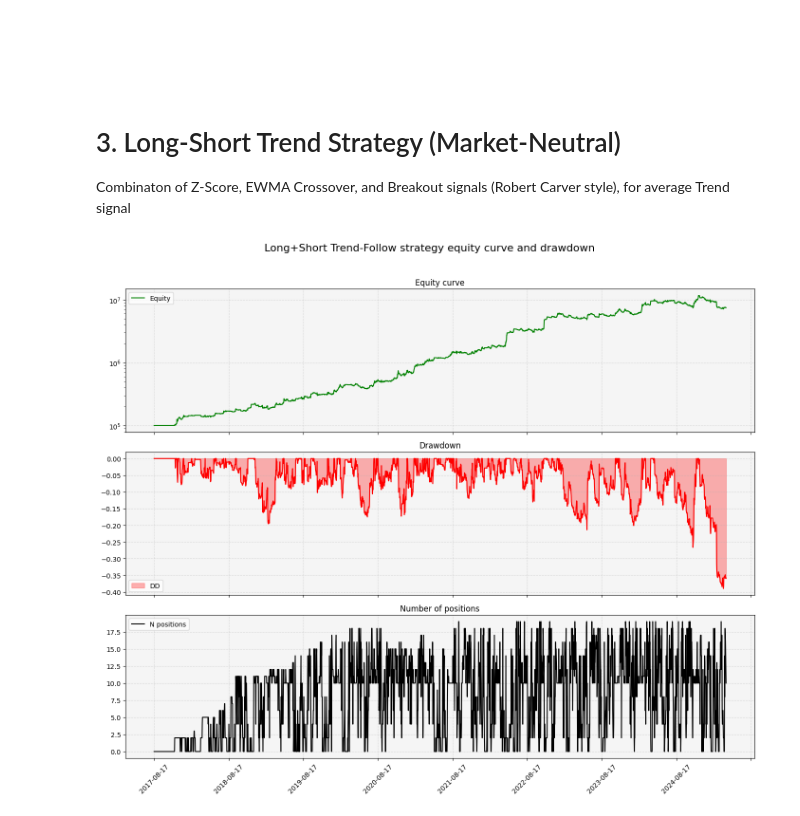
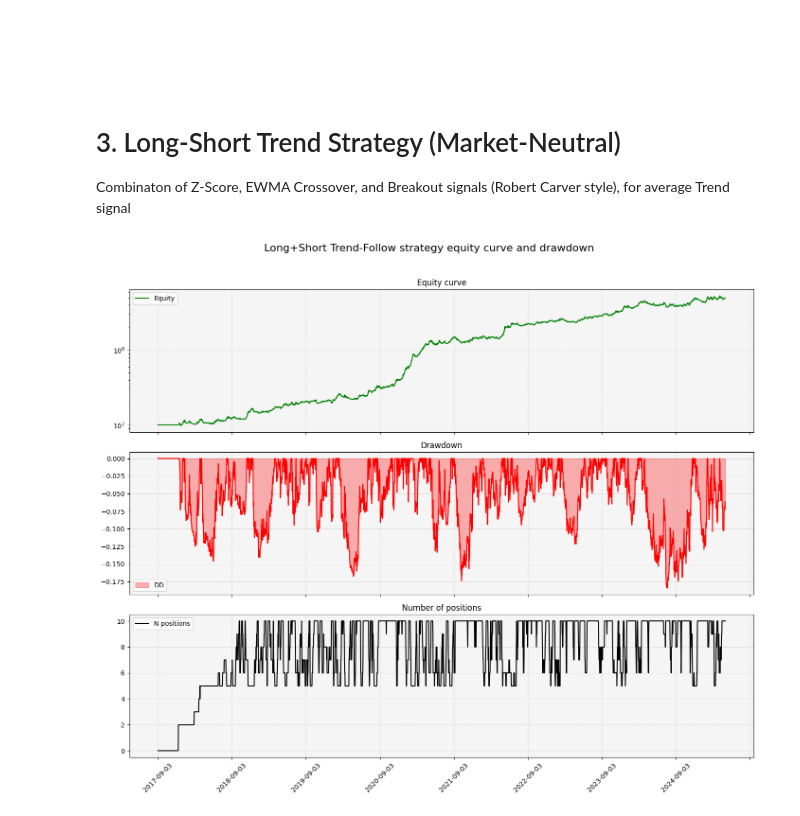
Before and after one commit to nicolasdd1996/crypto-trend-follow, a Jupyter notebook: notebooks/crypto_trend.ipynb, the cells around one changed output. Saved outputs shown, nothing was run; the diff lists cells and outputs as text; code cells hidden in the pictures.

```diff
--- a/notebooks/crypto_trend.ipynb
+++ b/notebooks/crypto_trend.ipynb
@@ -679,16 +690,12 @@ for coin in tqdm(coins):
 # %%
 # ----------------------------------------------------------------
 data_copy = data.copy()
-
-# Weekly rebalance
-data_copy = data_copy.iloc[::1]
-data_copy.index = range(len(data_copy))
 
 # Portfolio target volatility
 target_vol = 0.5
 
 fee = 0.05 # Hyperliquid Taker fee
-slippage = 0.1
+slippage = 0.01
 
 # ------------------------------------------
 for coin in coins:
@@ -699,65 +706,74 @@ for coin in coins:
 
     data_copy.loc[mask_1 | mask_2, f'{coin}_trend'] = 0
 
+    data_copy[f'{coin}_target_position'] = 0
+
 # ------------------------------------------
-# Calculation of weekly returns
-equity = [1e5] # Initial equity of 10k$
-total_positions =  [0]
-prev_long_coins, prev_short_coins = [], []
-for i, row in data_copy.iterrows():
+# Calculation of daily target positions
+total_positions = [0]
+for i, row in tqdm(data_copy.iterrows(), total=len(data_copy)):
     if i >= len(data_copy)-1:
         break
 
     # Top 20 coins by market cap
     top20_coins = [coin for coin in coins if row[coin] == 1]
 
-    # Long signals, when Trend > 0
+    # Long signals, if Trend > 0
     long_signals = {coin: row[f'{coin}_trend'] for coin in top20_coins if row[f'{coin}_trend'] > 0}
-    # Short signals, when Trend < 0
+    # Short signals, if Trend < 0
     short_signals = {coin: row[f'{coin}_trend'] for coin in top20_coins if row[f'{coin}_trend'] < 0}
 
-    # Sort coins for Long positions, take best 3
-    long_coins = sorted(long_signals.items(), key=lambda x: x[1], reverse=True)[:10]
-    # Sort coins for Short positions, take worst 3
-    short_coins = sorted(short_signals.items(), key=lambda x: x[1], reverse=False)[:len(long_coins)]
-
+    # Sort coins for Long and Short positions, take best 5
+    n = 5
+    long_coins = sorted(long_signals.items(), key=lambda x: x[1], reverse=True)[:n]
+    short_coins = sorted(short_signals.items(), key=lambda x: x[1], reverse=False)[:n]
     long_coins, short_coins = [coin[0] for coin in long_coins], [coin[0] for coin in short_coins]
 
-    # Calculate strategy 1-week return
-    dollar_profit = 0
+    # Target positions based on signal
     for coin in long_coins:
-        if pd.isna(data_copy.loc[i+1, f'{coin}_close']):
-            continue
-        dollar_position = equity[-1] * target_vol / row[f'{coin}_rv'] / len(long_coins) * row[f'{coin}_trend']
-        total_fee = fee + slippage if coin not in prev_long_coins else 0
-        buy_price = data_copy.loc[i, f'{coin}_close'] * (1 + total_fee/100)
-        sell_price = data_copy.loc[i+1, f'{coin}_close'] * (1 - total_fee/100)
-        dollar_profit += ((sell_price - buy_price) / buy_price) * dollar_position
+        target_position = target_vol / row[f'{coin}_rv'] / len(long_coins) * row[f'{coin}_trend']
+        data_copy.loc[i, f'{coin}_target_position'] = target_position
+    for coin in short_coins:
+        target_position = target_vol / row[f'{coin}_rv'] / len(short_coins) * row[f'{coin}_trend']
+        data_copy.loc[i, f'{coin}_target_position'] = target_position
 
-    for coin in short_coins:
-        if pd.isna(data_copy.loc[i+1, f'{coin}_close']):
-            continue
-        # Short position, so Buy today and Sell tomorrow
-        dollar_position = equity[-1] * target_vol / row[f'{coin}_rv'] / len(short_coins) * abs(row[f'{coin}_trend'])
-        total_fee = fee + slippage if coin not in prev_short_coins else 0
-        sell_price = data_copy.loc[i, f'{coin}_close'] * (1 - total_fee/100)
-        buy_price = data_copy.loc[i+1, f'{coin}_close'] * (1 + total_fee/100)
-        dollar_profit += ((sell_price - buy_price) / sell_price) * dollar_position
+    total_positions.append(len(long_coins) + len(short_coins))
 
-    if pd.isna(dollar_profit):
-        dollar_profit = 0
+# ------------------------------------------
+# Some risk management
+# Max directional risk
+max_directional_risk = 0.3
+data_copy['total_risk'] = data_copy[[f'{coin}_target_position' for coin in coins]].sum(axis=1)
+for coin in coins:
+    data_copy[f'{coin}_target_position'] *= (max_directional_risk / np.abs(data_copy['total_risk'])).clip(0,1)
 
-    # print(short_coins, long_coins)
-    equity.append(equity[-1] + dollar_profit)
-    total_positions.append(len(long_coins) + len(short_coins))
-    prev_long_coins, prev_short_coins = long_coins.copy(), short_coins.copy()
+# Max risk on single asset
+max_single_risk = 0.3
+for coin in coins:
+    data_copy[f'{coin}_target_position'] = data_copy[f'{coin}_target_position'].clip(-max_single_risk,max_single_risk)
+
+# ------------------------------------------
+# Portfolio backtest with vectorbt
+price = data_copy[[f'{coin}_close' for coin in coins]]
+target_position = data_copy[[f'{coin}_target_position' for coin in coins]]
+target_position = target_position.ffill().fillna(0)
+
+pf = vbt.Portfolio.from_orders(
+    close=price,
+    size=target_position,
+    size_type='targetpercent',
+    price=price,
+    fees=fee/100,
+    slippage=slippage/100,
+    cash_sharing=True,
+    init_cash=1e7,
+    freq='1D'
+)
 
 # ------------------------------------------
 # Calculation of equity curve
 data_copy['n_positions'] = total_positions
-# data_copy['week_r'] = total_returns
-# data_copy.dropna(subset=['week_r'], inplace=True)
-data_copy['equity'] = equity
+data_copy['equity'] = pf.value()
 
 # ------------------------------------------
 # Plot
@@ -777,34 +793,34 @@ fig.suptitle("Long+Short Trend-Follow strategy equity curve and drawdown", fonts
 
 # --- Subplot 1: Asset vs Strategy (log scale)
 axes[0].plot(data_copy['date'], data_copy['equity'], label='Equity', color='green', linewidth=1.5)
 axes[0].set_yscale('log')
 axes[0].set_title("Equity curve", fontsize=12)
 axes[0].legend()
 
 # --- Subplot 2: Position
 axes[1].fill_between(data_copy['date'], 0, data_copy['drawdown'], label='DD', color='red', alpha=0.3)
 axes[1].plot(data_copy['date'], data_copy['drawdown'], color='red', linewidth=1.5)
 axes[1].set_title('Drawdown', fontsize=12)
 axes[1].legend()
 
 # --- Subplot 3: Breadth model & BTC Trend
 axes[2].plot(data_copy['date'], data_copy['n_positions'], label='N positions', color='black', linewidth=1.5)
 axes[2].set_title('Number of positions', fontsize=12)
 axes[2].legend()
 
 # --- Eje X: formato fecha
 axes[-1].xaxis.set_major_locator(mdates.AutoDateLocator())
 plt.setp(axes[-1].xaxis.get_majorticklabels(), rotation=45)
 
 # --- Estilo común
 for ax in axes:
     ax.grid(True, linestyle='--', alpha=0.4)
     ax.set_facecolor('whitesmoke')
 
 plt.tight_layout(rect=[0, 0, 1, 0.96])
 plt.show()
 # %% [output]
-[figure, old version]
+[figure, new version]
 # %%
 pf = vbt.Portfolio.from_signals(
     close=data_copy['equity'].dropna(),
```
Also changed, not shown: parts of 9 cells of this notebook.
